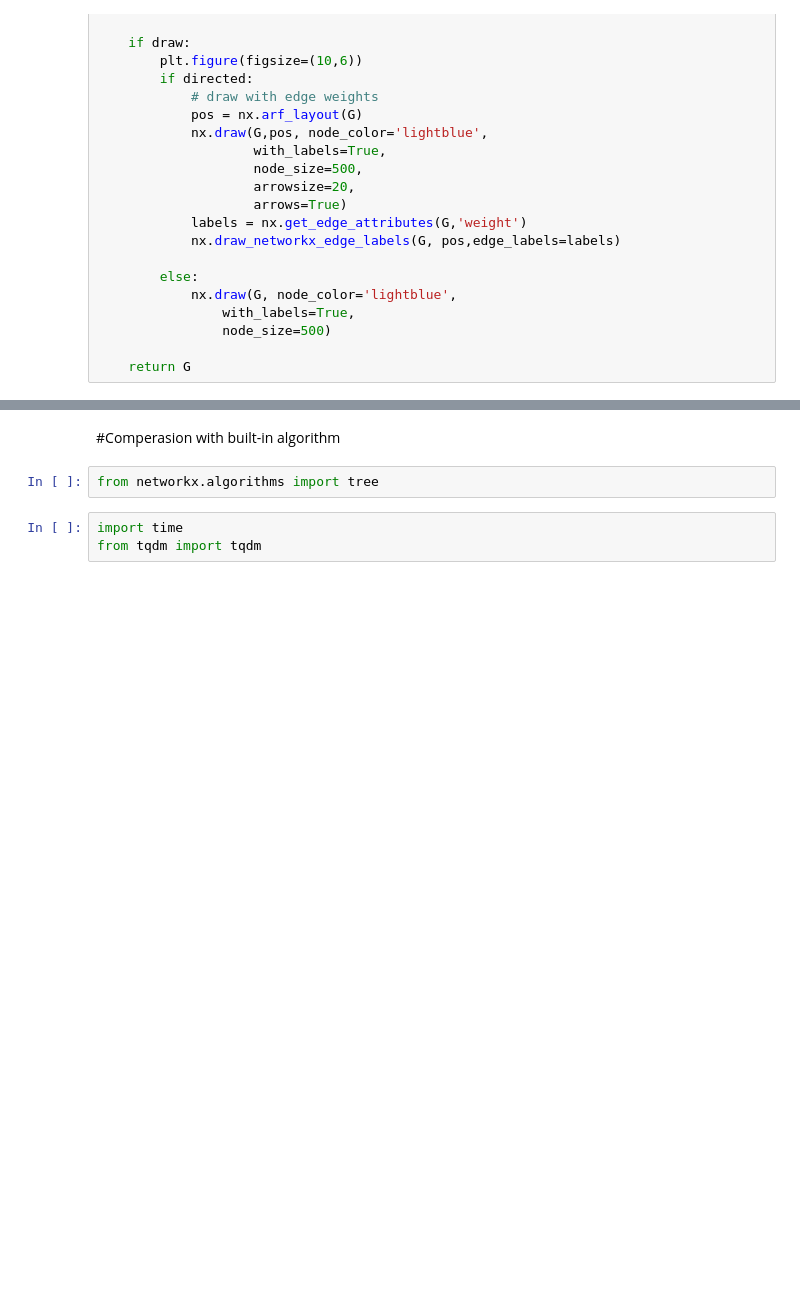
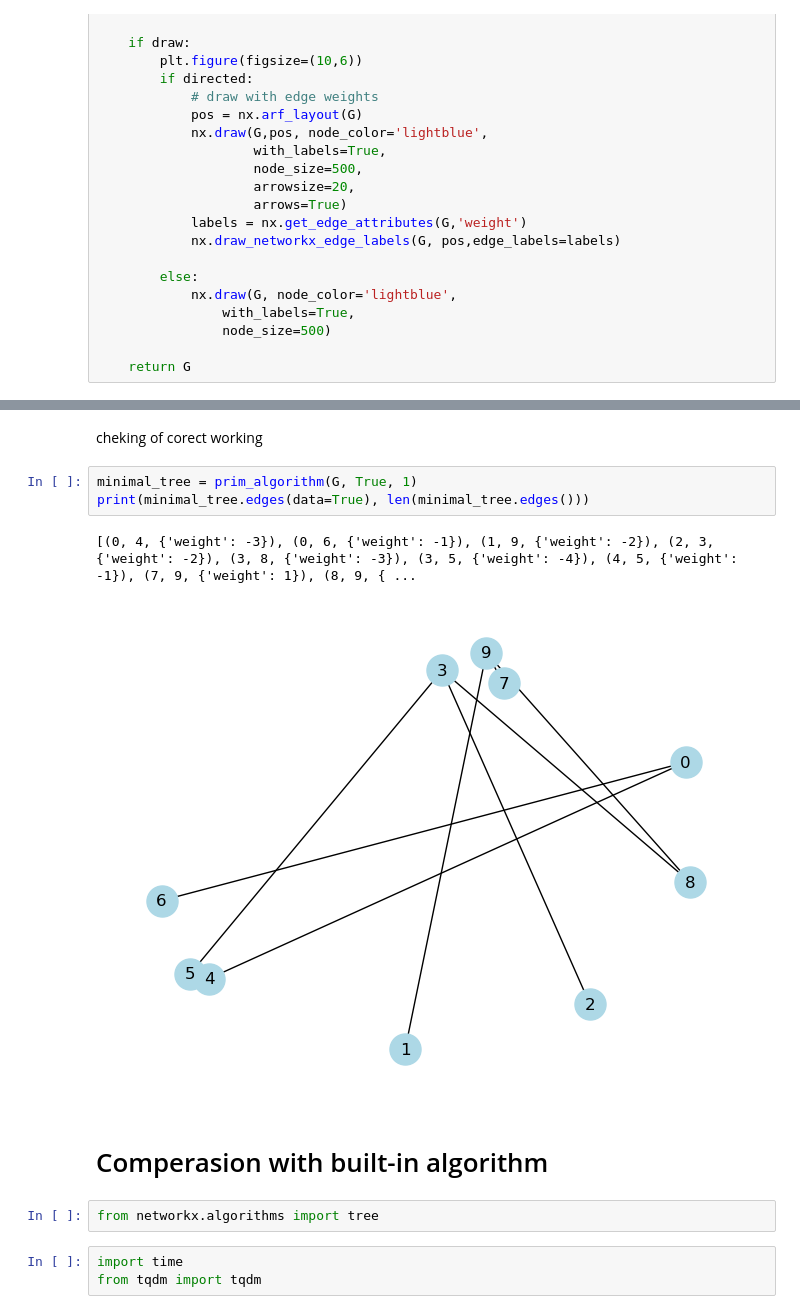
Before and after one commit to BohdanPavliuk/Lab_Discrete, a Jupyter notebook: task1/prime_&_kruskal.ipynb, the cells around one changed output, grey strips where cells are left out. Cells and saved outputs as stored; diff of their text form; blank space fills up the shorter version.

```diff
--- a/task1/prime_&_kruskal.ipynb
+++ b/task1/prime_&_kruskal.ipynb
@@ -104,5 +97,13 @@ print(minimal_tree.edges(), len(minimal_tree.edges()))
+# %% [markdown]
+cheking of corect working
+# %%
+minimal_tree = prim_algorithm(G, True, 1)
+print(minimal_tree.edges(data=True), len(minimal_tree.edges()))
+# %% [output]
+[(0, 4, {'weight': -3}), (0, 6, {'weight': -1}), (1, 9, {'weight': -2}), (2, 3, {'weight': -2}), (3, 8, {'weight': -3}), (3, 5, {'weight': -4}), (4, 5, {'weight': -1}), (7, 9, {'weight': 1}), (8, 9, { ...
+[figure, added]
 # %% [markdown]
-#Comperasion with built-in algorithm
+# Comperasion with built-in algorithm
 # %%
 from networkx.algorithms import tree
 # %%
```
Also changed, not shown: parts of 10 cells of this notebook.
